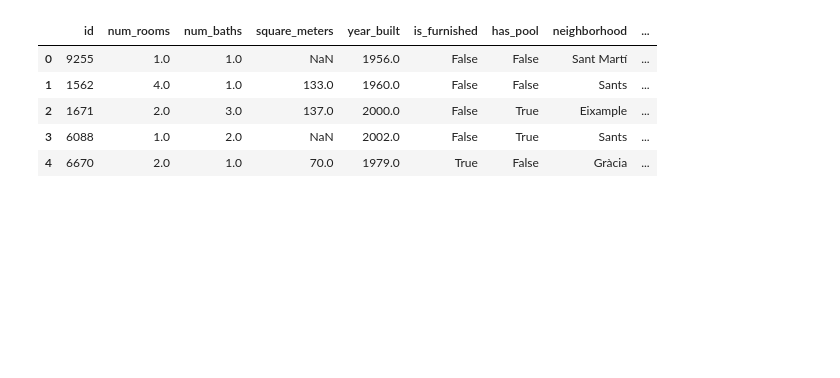
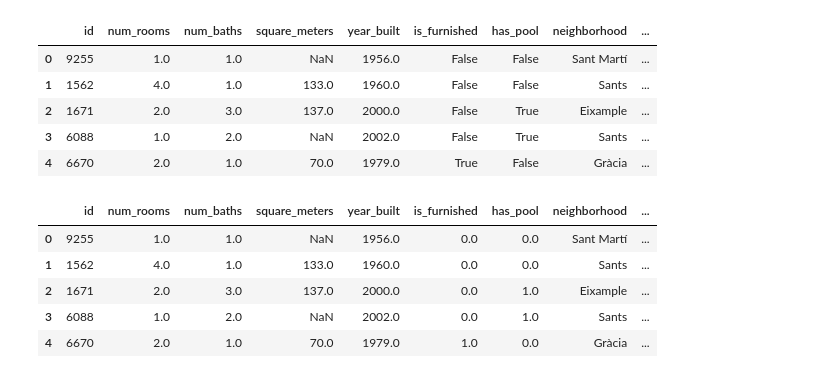
Before and after one commit to viktoriia-yuzkiv/Predicting-Apartment-Prices-in-Barcelona, a Jupyter notebook: Predicting Apartment Prices in Barcelona 2023.ipynb, the cells around one changed output. Drawn from its saved outputs; the diff is of its cells as text; code cells hidden in the pictures; blank space fills up the shorter version.

```diff
--- a/Predicting Apartment Prices in Barcelona 2023.ipynb
+++ b/Predicting Apartment Prices in Barcelona 2023.ipynb
@@ -228,3 +248,7 @@ plt.show()
 [figure]
 # %% [markdown]
 ## Data prepocessing
+# %%
+df_test = pd.read_csv('data/test.csv')
+df_test['floor'] = df_test['door'].str.extract(r'(\d+)º').astype(float)
+df_test['group'] = 'test'
@@ -274,4 +308,22 @@ df.head()
 | 2 | 1671 | 2.0 | 3.0 | 137.0 | 2000.0 | False | True | Eixample | ... |
 | 3 | 6088 | 1.0 | 2.0 | NaN | 2002.0 | False | True | Sants | ... |
 | 4 | 6670 | 2.0 | 1.0 | 70.0 | 1979.0 | True | False | Gràcia | ... |
+# %%
+def bolean_to_int(df):
+    # Replace True/False with 1/0
+    df["is_furnished"] =  df["is_furnished"].replace({True: 1, False: 0})
+    df["has_pool"] = df["has_pool"].replace({True: 1, False: 0})
+    df["has_ac"] = df["has_ac"].replace({True: 1, False: 0})
+    df["accepts_pets"] = df["accepts_pets"].replace({True: 1, False: 0})
+    return df
+
+df = bolean_to_int(df)
+df.head()
+# %% [output]
+|  | id | num_rooms | num_baths | square_meters | year_built | is_furnished | has_pool | neighborhood | ... |
+| 0 | 9255 | 1.0 | 1.0 | NaN | 1956.0 | 0.0 | 0.0 | Sant Martí | ... |
+| 1 | 1562 | 4.0 | 1.0 | 133.0 | 1960.0 | 0.0 | 0.0 | Sants | ... |
+| 2 | 1671 | 2.0 | 3.0 | 137.0 | 2000.0 | 0.0 | 1.0 | Eixample | ... |
+| 3 | 6088 | 1.0 | 2.0 | NaN | 2002.0 | 0.0 | 1.0 | Sants | ... |
+| 4 | 6670 | 2.0 | 1.0 | 70.0 | 1979.0 | 1.0 | 0.0 | Gràcia | ... |
 # %%
```
Also changed, not shown: parts of 49 cells of this notebook.
